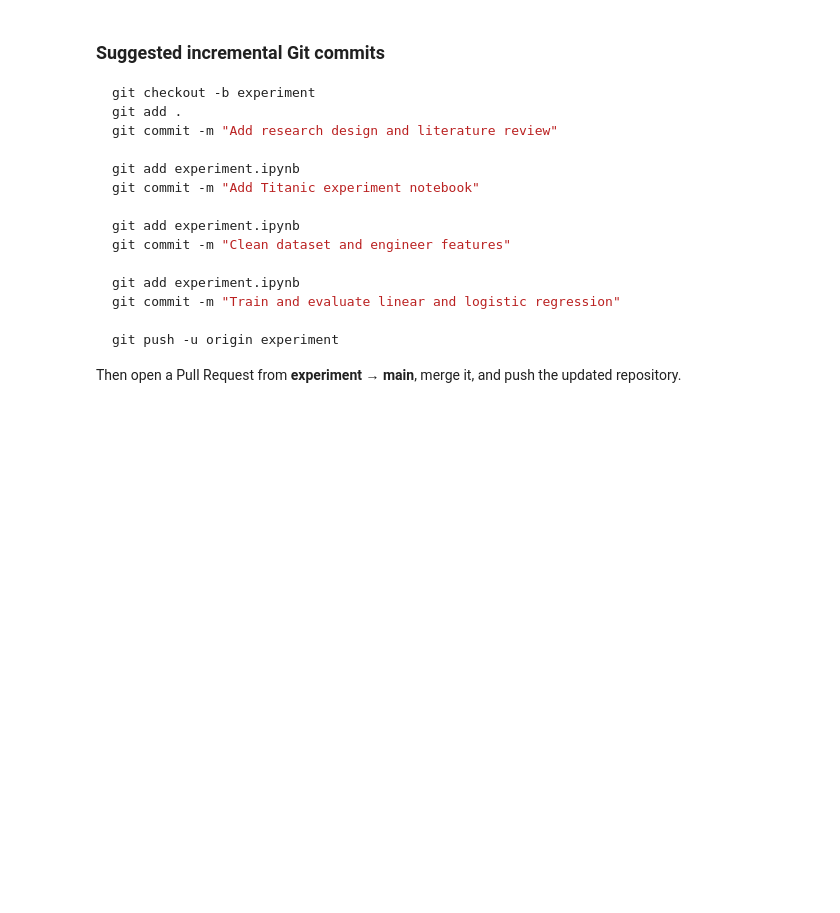
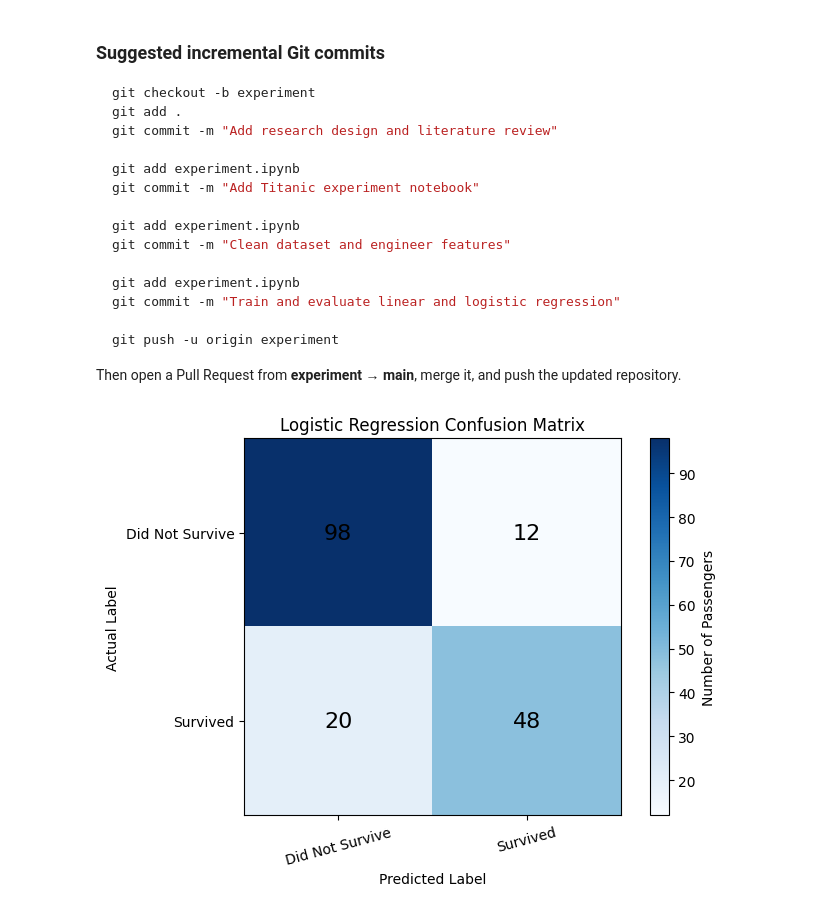
Before and after one commit to shahedaphysics-design/research-design-experiment, a Jupyter notebook: experiment.ipynb, the cells around one changed output. Saved outputs shown, nothing was run; the diff lists cells and outputs as text; code cells hidden in the pictures; blank space fills up the shorter version.

Commit message:
Add research paper, figures, and presentation

```diff
--- a/experiment.ipynb
+++ b/experiment.ipynb
@@ -293,0 +245,40 @@ Then open a Pull Request from **experiment → main**, merge it, and push the up
+# %%
+
+import os
+import matplotlib.pyplot as plt
+from sklearn.metrics import confusion_matrix
+
+# Create the figures folder if it does not exist
+os.makedirs("figures", exist_ok=True)
+
+# Calculate confusion matrix
+cm = confusion_matrix(y_test, logistic_pred)
+
+# Draw the chart
+fig, ax = plt.subplots(figsize=(7, 5))
+
+im = ax.imshow(cm, cmap="Blues")
+
+ax.set_title("Logistic Regression Confusion Matrix")
+ax.set_xlabel("Predicted Label")
+ax.set_ylabel("Actual Label")
+
+ax.set_xticks([0, 1])
+ax.set_xticklabels(["Did Not Survive", "Survived"], rotation=15)
+ax.set_yticks([0, 1])
+ax.set_yticklabels(["Did Not Survive", "Survived"])
+
+# Display the values
+for i in range(2):
+    for j in range(2):
+        ax.text(j, i, str(cm[i, j]),
+                ha="center", va="center", fontsize=16)
+
+fig.colorbar(im, ax=ax, label="Number of Passengers")
+fig.tight_layout()
+
+# Save and display
+fig.savefig("figures/chart2.png", dpi=300, bbox_inches="tight")
+plt.show()
+# %% [output]
+[figure, added]
```
Also changed, not shown: parts of 9 cells of this notebook, 6 other files.
